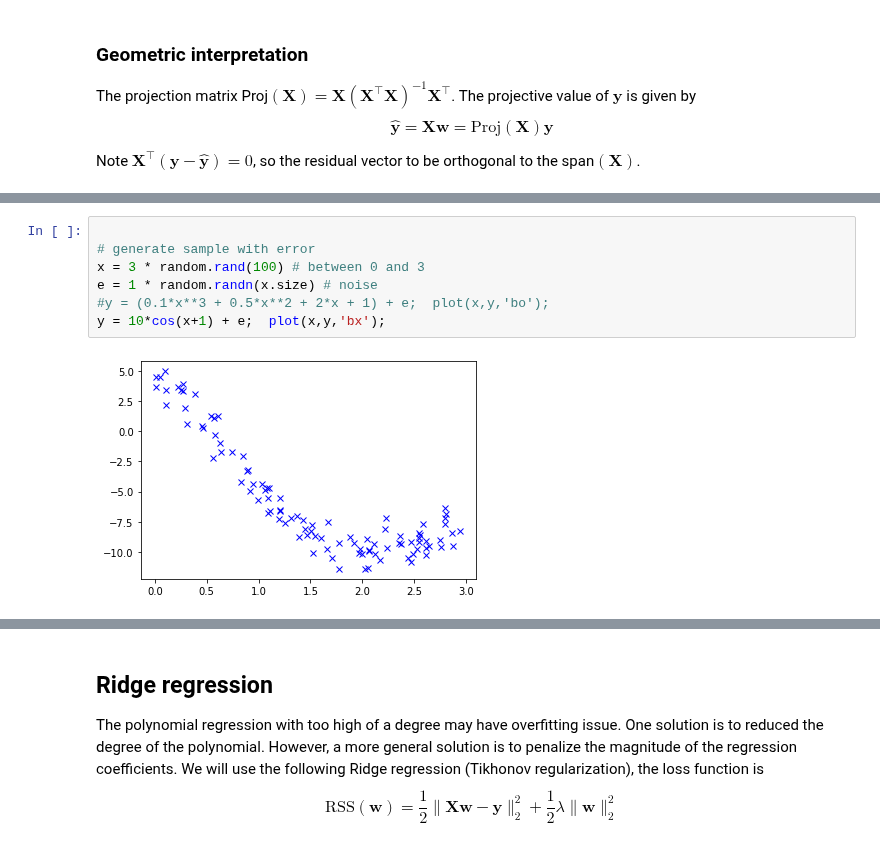
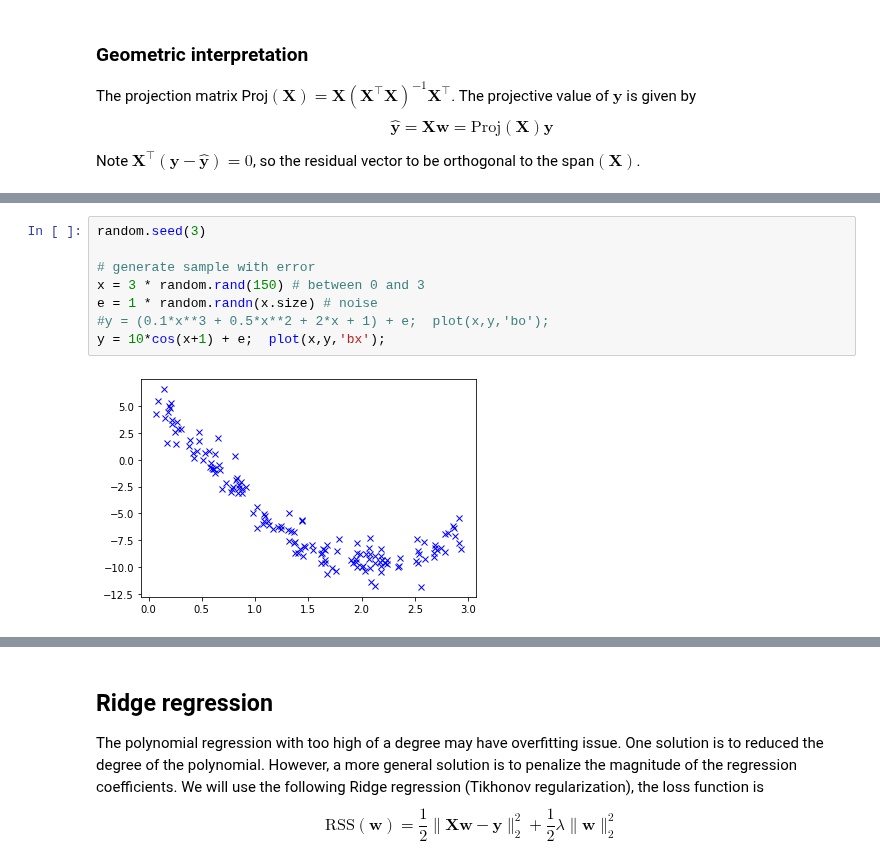
Before and after one commit to yexf308/MachineLearning, a Jupyter notebook: 5_regession1.ipynb, the cells around one changed output, grey strips where cells are left out. Saved outputs shown, nothing was run; the diff lists cells and outputs as text.

```diff
--- a/5_regession1.ipynb
+++ b/5_regession1.ipynb
@@ -62,13 +60,14 @@ Populating the interactive namespace from numpy and matplotlib
 [interactive output not drawn]
 # %%
+random.seed(3)
 
 # generate sample with error
-x = 3 * random.rand(100) # between 0 and 3
+x = 3 * random.rand(150) # between 0 and 3
 e = 1 * random.randn(x.size) # noise
 #y = (0.1*x**3 + 0.5*x**2 + 2*x + 1) + e;  plot(x,y,'bo');
 y = 10*cos(x+1) + e;  plot(x,y,'bx');
 # %% [output]
-[figure, old version]
+[figure, new version]
 # %%
 # linear model f(x) = w0 + w1 x
 X = np.ones((x.size,2));
```
Also changed, not shown: parts of 11 cells of this notebook.
